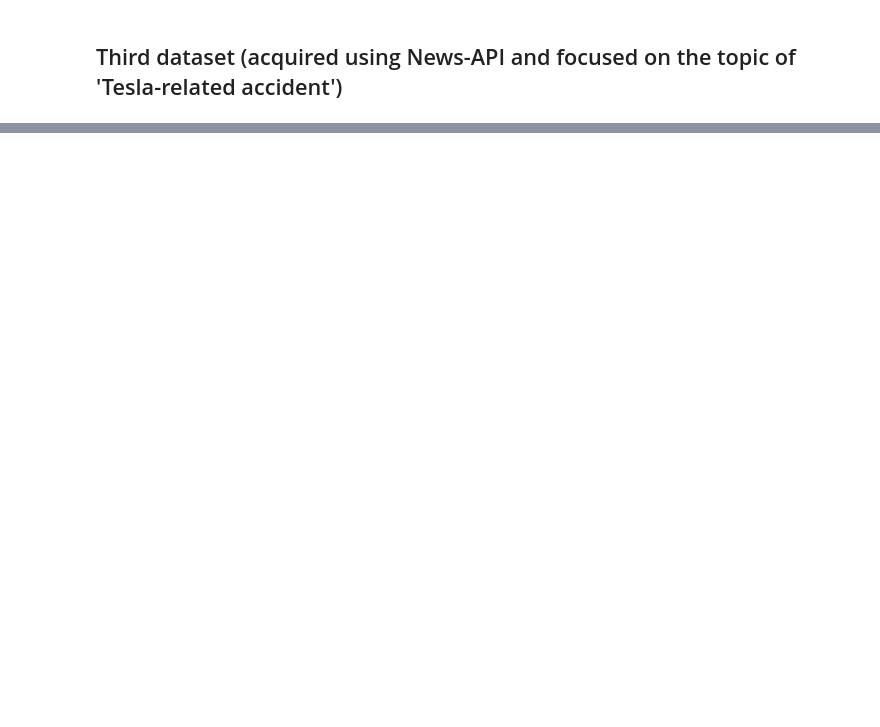
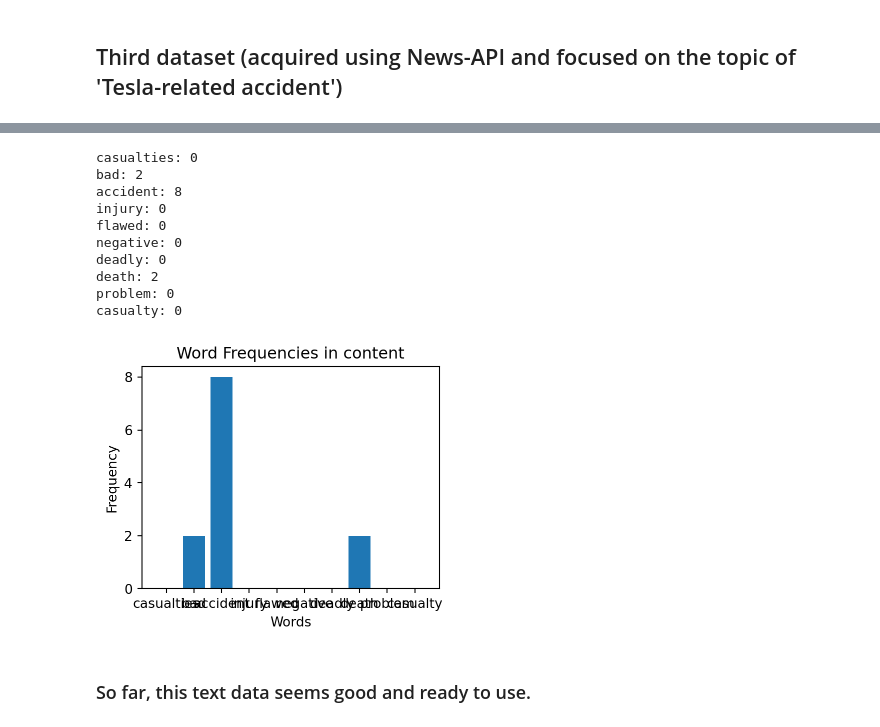
Before and after one commit to anly501/dsan-5000-project-WillWangUNC, a Jupyter notebook: dsan-website/5000-website/5000-website-Zenan/dataclean.ipynb, the cells around one changed output, grey strips where cells are left out. Drawn from its saved outputs; the diff is of its cells as text; code cells hidden in the pictures; blank space fills up the shorter version.

```diff
--- a/dsan-website/5000-website/5000-website-Zenan/dataclean.ipynb
+++ b/dsan-website/5000-website/5000-website-Zenan/dataclean.ipynb
@@ -193,0 +233,24 @@ plt.show()
+# %%
+word_frequencies = count_word_frequencies(df, 'content', target_words)
+for word, count in word_frequencies.items():
+    print(f"{word}: {count}")
+
+plt.bar(word_frequencies.keys(), word_frequencies.values())
+plt.xlabel('Words')
+plt.ylabel('Frequency')
+plt.title('Word Frequencies in content')
+plt.show()
+# %% [output]
+casualties: 0
+bad: 2
+accident: 8
+injury: 0
+flawed: 0
+negative: 0
+deadly: 0
+death: 2
+problem: 0
+casualty: 0
+[figure, added]
+# %% [markdown]
+### So far, this text data seems good and ready to use.
```
Also changed, not shown: parts of 10 cells of this notebook, 22 other files.
